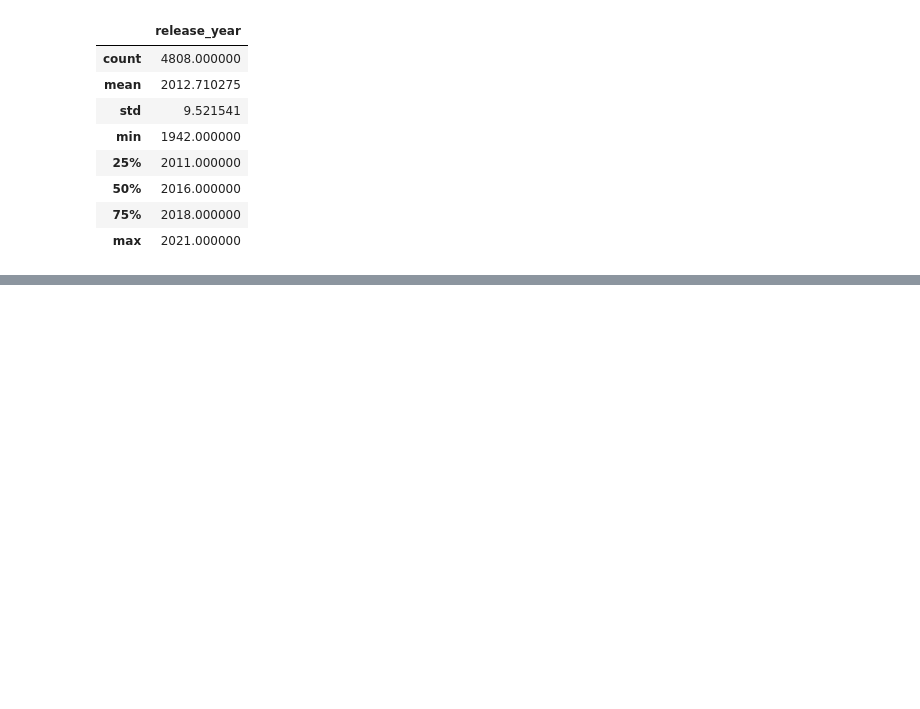
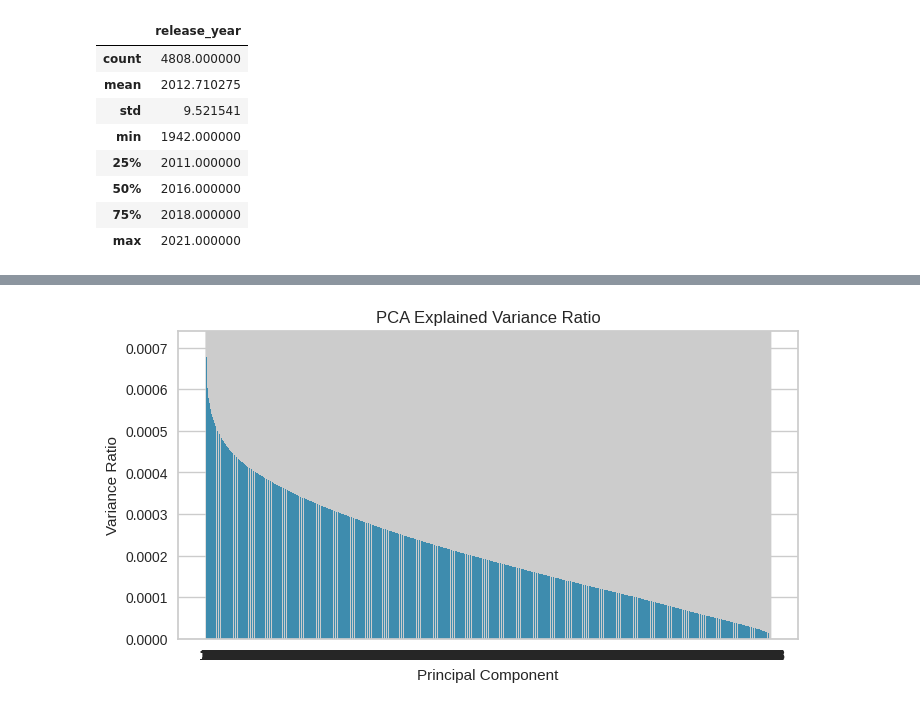
Before and after one commit to SiddharthDNathan/Unsupervised-ML-Netflix-Movies-and-TV-Shows-Clustering, a Jupyter notebook: Unsupervised_ML_Netflix_Movies_and_TV_Shows_Clustering.ipynb, the cells around one changed output, grey strips where cells are left out. Cells and saved outputs as stored; diff of their text form; code cells hidden in the pictures; blank space fills up the shorter version.

```diff
--- a/Unsupervised_ML_Netflix_Movies_and_TV_Shows_Clustering.ipynb
+++ b/Unsupervised_ML_Netflix_Movies_and_TV_Shows_Clustering.ipynb
@@ -193,0 +174,27 @@ df
+# %%
+nltk.download('punkt')
+nltk.download('wordnet')
+nltk.download('stopwords')
+
+lemmatizer = WordNetLemmatizer()
+stop_words = set(stopwords.words('english'))
+
+def preprocess(text):
+    # Tokenize
+    tokens = nltk.word_tokenize(text)
+    # Lemmatize and remove stopwords
+    return ' '.join([lemmatizer.lemmatize(word) for word in tokens if word not in stop_words])
+
+columns_to_tok_lem = ['director', 'cast', 'listed_in', 'description']
+for column in columns_to_tok_lem:
+     df[column+'_processed'] = df[column].apply(preprocess)
+
+#TF-ITF
+cols_to_vectorize = ['director_processed', 'cast_processed', 'listed_in_processed', 'description_processed' ]
+tfidf_vectorizers = {}
+tfidf_matrices = {}
+for column in cols_to_vectorize:
+    tfidf_vectorizers[column] = TfidfVectorizer()
+    tfidf_matrices[column] = tfidf_vectorizers[column].fit_transform(df[column])
+
+tfidf_df = pd.DataFrame(tfidf_matrices[column].toarray(), columns=tfidf_vectorizers[column].get_feature_names_out())
@@ -193,0 +224,6 @@ df
+# %%
+scaler = StandardScaler()
+tfidf_df = scaler.fit_transform(tfidf_df)
+# %%
+pca = PCA()
+tfidf_df = pca.fit_transform(tfidf_df)
@@ -193,0 +232,13 @@ df
+# %%
+explained_variance = pca.explained_variance_ratio_
+
+# Plotting the explained variance
+plt.figure(figsize=(8, 4))
+plt.bar(range(1, len(explained_variance) + 1), explained_variance, alpha=0.7, align='center')
+plt.ylabel('Variance Ratio')
+plt.xlabel('Principal Component')
+plt.title('PCA Explained Variance Ratio')
+plt.xticks(range(1, len(explained_variance) + 1))
+plt.show()
+# %% [output]
+[figure, added]
```
Also changed, not shown: parts of 29 cells of this notebook.
